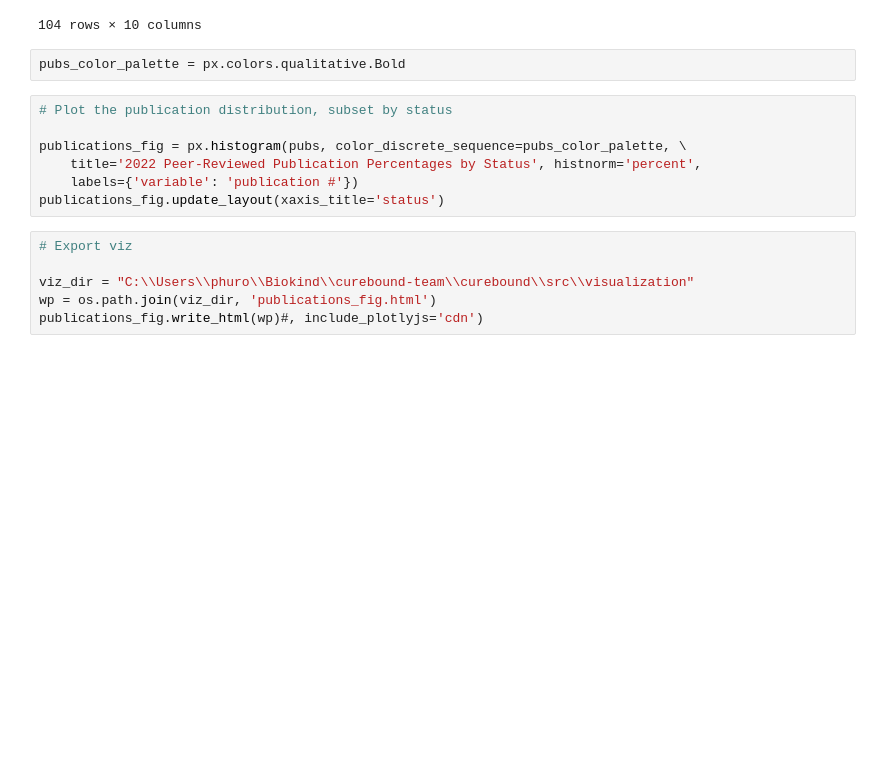
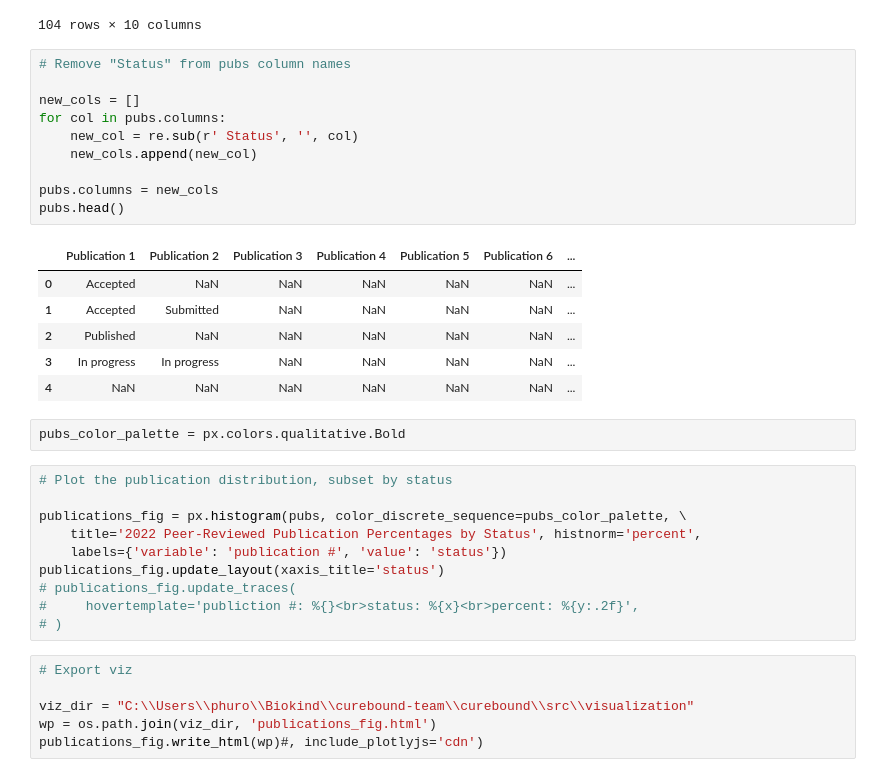
Before and after one commit to lucienqchen/curebound, a Jupyter notebook: curebound/notebooks/phu-diane-data-analysis.ipynb, the cells around one changed output. Drawn from its saved outputs; the diff is of its cells as text; blank space fills up the shorter version.

Commit message:
finished pr publications analysis

```diff
--- a/curebound/notebooks/phu-diane-data-analysis.ipynb
+++ b/curebound/notebooks/phu-diane-data-analysis.ipynb
@@ -401,6 +401,23 @@ pubs
 | 102 | Published | In progress | NaN | NaN | ... |
 | 103 | Published | NaN | NaN | NaN | ... |
 104 rows × 10 columns
+# %%
+# Remove "Status" from pubs column names
+
+new_cols = []
+for col in pubs.columns:
+    new_col = re.sub(r' Status', '', col)
+    new_cols.append(new_col)
+
+pubs.columns = new_cols
+pubs.head()
+# %% [output]
+|  | Publication 1 | Publication 2 | Publication 3 | Publication 4 | Publication 5 | Publication 6 | ... |
+| 0 | Accepted | NaN | NaN | NaN | NaN | NaN | ... |
+| 1 | Accepted | Submitted | NaN | NaN | NaN | NaN | ... |
+| 2 | Published | NaN | NaN | NaN | NaN | NaN | ... |
+| 3 | In progress | In progress | NaN | NaN | NaN | NaN | ... |
+| 4 | NaN | NaN | NaN | NaN | NaN | NaN | ... |
 # %%
 pubs_color_palette = px.colors.qualitative.Bold
 # %%
@@ -408,8 +425,11 @@ pubs_color_palette = px.colors.qualitative.Bold
 
 publications_fig = px.histogram(pubs, color_discrete_sequence=pubs_color_palette, \
     title='2022 Peer-Reviewed Publication Percentages by Status', histnorm='percent',
-    labels={'variable': 'publication #'})
+    labels={'variable': 'publication #', 'value': 'status'})
 publications_fig.update_layout(xaxis_title='status')
+# publications_fig.update_traces(
+#     hovertemplate='publiction #: %{}<br>status: %{x}<br>percent: %{y:.2f}',
+# )
 # %%
 # Export viz
 
```
Also changed, not shown: parts of 2 cells of this notebook.
